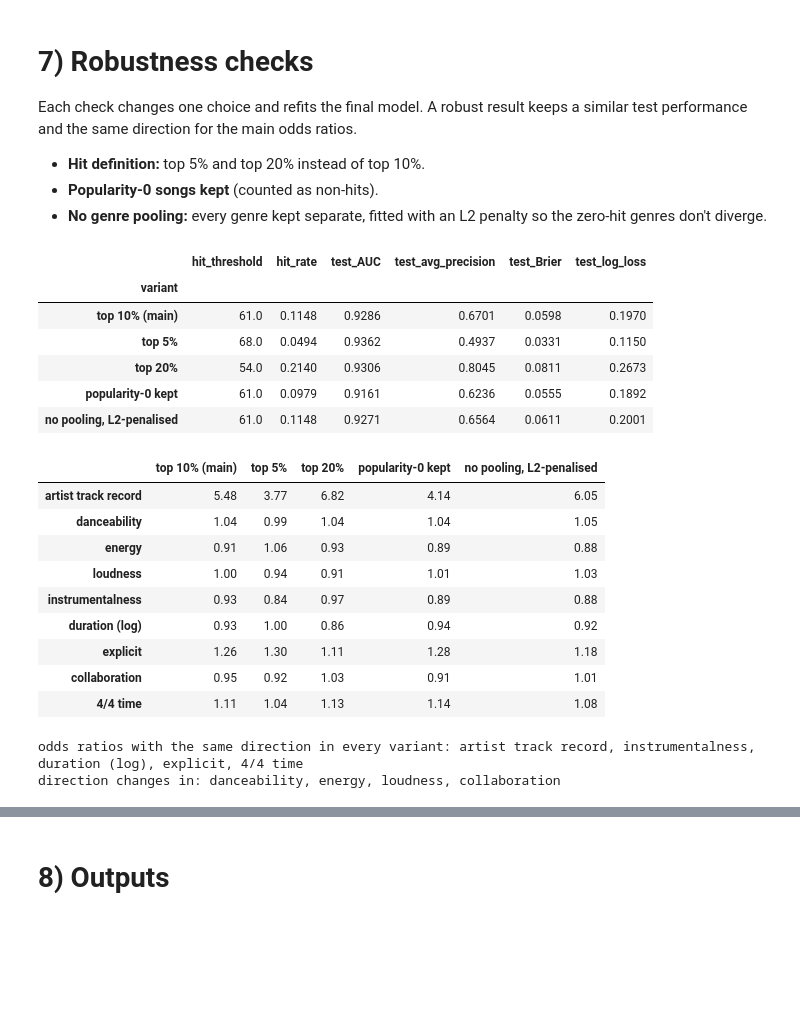
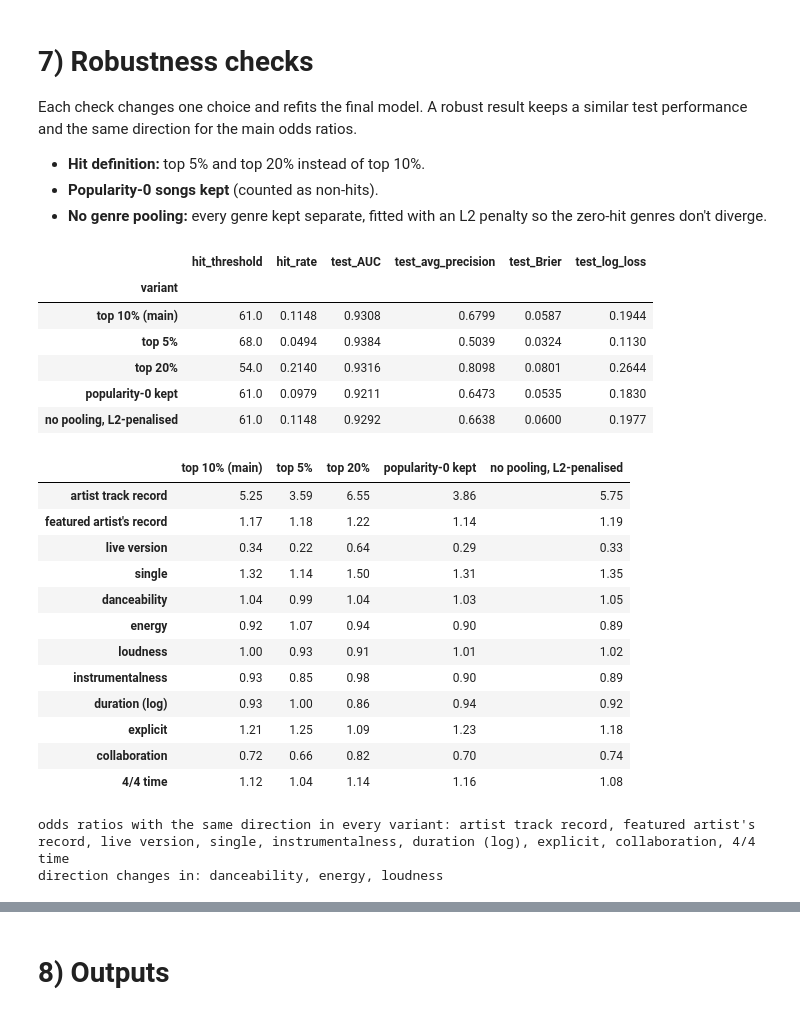
Before and after one commit to caixiaoqijessica/bt4211-final-project-spotify-dataset, a Jupyter notebook: logistic-hit.ipynb, the cells around one changed output, grey strips where cells are left out. Drawn from its saved outputs; the diff is of its cells as text; code cells hidden in the pictures; blank space fills up the shorter version.

```diff
--- a/logistic-hit.ipynb
+++ b/logistic-hit.ipynb
@@ -209,7 +290,7 @@ The artist record only exists for returning artists. For songs by artists with n
 rows = []
 for label, m in [("returning artist", test["artist_new"] == 0), ("new artist", test["artist_new"] == 1)]:
     sub = test[m]
-    for name in ["3. + genre", "4. + artist (final)"]:
+    for name in ["3. + genre", "4. + artist", "5. + domain (final)"]:
         rows.append({"test songs": label, "model": name, "songs": len(sub), "hit_rate": sub["hit"].mean(),
                      "AUC": roc_auc_score(sub["hit"], fits[name].predict(sub)),
                      "avg_precision": average_precision_score(sub["hit"], fits[name].predict(sub))})
@@ -241,13 +324,18 @@ LABELS = {"z_danceability": "danceability", "z_energy": "energy", "z_loudness":
           "I(z_log_duration ** 2)": "duration²", "z_danceability:z_valence": "danceability × valence",
           "z_energy:z_acousticness": "energy × acousticness", "explicit:z_danceability": "explicit × danceability",
           "z_artist_pop": "artist track record", "z_artist_catalogue": "artist catalogue size (log)",
-          "artist_new": "new artist (no other songs)"}
+          "artist_new": "new artist (no other songs)",
+          "v_live": "live version", "v_remix": "remix / sped up", "v_acoustic": "acoustic version",
+          "v_remaster": "remastered", "v_edit": "edit / 'version'", "z_feat_pop": "featured artist's record",
+          "feat_title": "'feat.' in title", "single": "single", "deluxe": "deluxe edition", "soundtrack": "soundtrack",
+          "compilation": "compilation album", "z_log_album_n": "album songs in data (log)"}
 feat = odds.loc[list(LABELS)].assign(label=lambda d: d.index.map(LABELS)).sort_values("odds_ratio")
 display(feat.set_index("label")[["odds_ratio", "ci_low", "ci_high", "p"]].round(3))
 
-# how much of each song-level effect was really the artist? compare odds ratios before and after adding the artist block
+# how much of each song-level effect was really the artist (or the release)? odds ratios as each block is added
 prev = fits["3. + genre"]
-shift = pd.DataFrame({"OR without artist": np.exp(prev.params), "OR with artist": np.exp(final.params)}).loc[
+shift = pd.DataFrame({"OR without artist": np.exp(prev.params), "OR with artist": np.exp(fits["4. + artist"].params),
+                      "OR final (+ domain)": np.exp(final.params)}).loc[
     [k for k in LABELS if k in prev.params]].rename(index=LABELS)
 display(shift.round(3))
 
@@ -264,7 +352,7 @@ def forest(ax, d, title):
 
 genre_or = odds.loc[GENRES].assign(label=lambda d: d.index.str[2:].str.replace("_", "-"))
 genre_show = pd.concat([genre_or.nsmallest(10, "odds_ratio"), genre_or.nlargest(10, "odds_ratio")]).sort_values("odds_ratio")
-fig, axes = plt.subplots(1, 2, figsize=(14, 7))
+fig, axes = plt.subplots(1, 2, figsize=(14, 9))
 forest(axes[0], feat, "Song and artist features (per 1 SD / yes vs no)")
 forest(axes[1], genre_show, "Genre vs pop (reference): 10 lowest and 10 highest\nevery genre has lower hit odds than pop")
 fig.text(0.5, -0.01, "blue = raises the odds, orange = lowers the odds (95% CI excludes 1); grey = not significant",
@@ -311,11 +399,11 @@ fig.tight_layout(); plt.savefig("figures/logit_02_odds_ratios.png", dpi=150, bbo
 # effect curves: average predicted hit probability as one feature moves across its range, all else as observed
 CURVES = [("artist_pop", "artist track record (mean popularity of other songs)"), ("danceability", "danceability"),
           ("energy", "energy"), ("acousticness", "acousticness"),
-          ("log_duration", "duration (min)"), ("loudness", "loudness (dB)"), ("instrumentalness", "instrumentalness")]
+          ("log_duration", "duration (min)"), ("loudness", "loudness (dB)"), ("instrumentalness", "instrumentalness"),
+          ("feat_pop", "featured artist's record (best featured artist)")]
 mu, sd = train[SCALED].mean(), train[SCALED].std()
 base = train.sample(5_000, random_state=SEED)
 fig, axes = plt.subplots(2, 4, figsize=(17, 7))
-axes.flat[-1].axis("off")
 for ax, (col, label) in zip(axes.flat, CURVES):
     lo, hi = train[col].quantile([0.01, 0.99])
     grid = np.linspace(lo, hi, 40)
@@ -324,7 +412,7 @@ for ax, (col, label) in zip(axes.flat, CURVES):
     ax.plot(x, prob, color=BLUE, lw=2)
     ax.axhline(train["hit"].mean(), color=MUTED, lw=0.8, ls=":")
     ax.yaxis.set_major_formatter(mtick.PercentFormatter(1, decimals=1))
-    ax.set_xlabel(label); ax.set_title(label.split(" (mean")[0])
+    ax.set_xlabel(label); ax.set_title(label.split(" (")[0])
 axes[0, 0].set_ylabel("average hit probability"); axes[1, 0].set_ylabel("average hit probability")
 fig.suptitle("Predicted hit probability across each feature's range (1st-99th percentile; dotted = training hit rate)\nnote the y-axes differ: the artist record spans ~0-50%, each audio feature only a point or two", fontweight="bold")
 fig.tight_layout(); plt.savefig("figures/logit_03_effect_curves.png", dpi=150, bbox_inches="tight"); plt.show()
@@ -343,7 +431,7 @@ The cut-off rules:
 - **Cost-based break-even:** if pushing a track costs $C$ and a hit is worth $V$, pushing pays off on average whenever $p > C/V$. This needs calibrated probabilities, which logistic regression gives (section 6b). The table shows it for a few cost/value ratios.
 - **Capacity:** push only the top $k$% of tracks, if the marketing budget fixes how many can be pushed.
 # %%
-FINAL_F = FORMULAS["4. + artist (final)"]
+FINAL_F = FORMULAS["5. + domain (final)"]
 oof = pd.Series(np.nan, index=train.index)
 for k, (a, b) in enumerate(GroupKFold(n_splits=5).split(train, groups=train["artist"])):
     # genre pooling was set on the full training set; refitting it per fold changes the folds very little
@@ -442,7 +530,7 @@ Each check changes one choice and refits the final model. A robust result keeps
 - **Popularity-0 songs kept** (counted as non-hits).
 - **No genre pooling:** every genre kept separate, fitted with an L2 penalty so the zero-hit genres don't diverge.
 # %%
-KEY = ["z_artist_pop", "z_danceability", "z_energy", "z_loudness", "z_instrumentalness", "z_log_duration", "explicit", "collab", "is_4_4"]
+KEY = ["z_artist_pop", "z_feat_pop", "v_live", "single", "z_danceability", "z_energy", "z_loudness", "z_instrumentalness", "z_log_duration", "explicit", "collab", "is_4_4"]
 
 def variant(name, q=HIT_Q, keep_zero=False):
     d = tracks[tracks["popularity"] >= (0 if keep_zero else 1)].reset_index(drop=True).copy()
@@ -450,50 +538,53 @@ def variant(name, q=HIT_Q, keep_zero=False):
     thr = d.loc[~d["in_test_set"], "popularity"].quantile(q)
     d["hit"] = (d["popularity"] >= thr).astype(int)
     d, genres, _ = build_features(d)
-    f = "hit ~ " + BASE + SQ + INTER + " + " + " + ".join(genres) + ARTIST
+    f = "hit ~ " + BASE + SQ + INTER + " + " + " + ".join(genres) + ARTIST + DOMAIN_T
     tr, te = d[~d["in_test_set"]], d[d["in_test_set"]]
     res = fit_logit(f, tr, robust=False)
     row = {"variant": name, "hit_threshold": thr, "hit_rate": te["hit"].mean(), **scores(te["hit"], res.predict(te))}
     return row, np.exp(res.params[KEY]).rename(name)
 
 rows, ors = [], []
 for args in [("top 10% (main)",), ("top 5%", 0.95), ("top 20%", 0.80), ("popularity-0 kept", HIT_Q, True)]:
     r, o = variant(*args); rows.append(r); ors.append(o)
 
 # no pooling: every genre separate, L2-penalised (sklearn) so zero-hit genres stay finite
 full = t.drop(columns=GENRES + ["g_pop"]).merge(GENRE_W, left_on="track_index", right_index=True)
 all_g = [c for c in GENRE_W.columns if c != "g_pop"]
-y, X = dmatrices("hit ~ " + BASE + SQ + INTER + " + " + " + ".join(all_g) + ARTIST, full, return_type="dataframe")
+y, X = dmatrices("hit ~ " + BASE + SQ + INTER + " + " + " + ".join(all_g) + ARTIST + DOMAIN_T, full, return_type="dataframe")
 trm = ~full["in_test_set"].values
 l2 = LogisticRegression(C=1.0, max_iter=5000).fit(X[trm].drop(columns="Intercept"), y[trm].values.ravel())
 p_l2 = l2.predict_proba(X[~trm].drop(columns="Intercept"))[:, 1]
 rows.append({"variant": "no pooling, L2-penalised", "hit_threshold": HIT_THR, "hit_rate": y[~trm].values.mean(),
              **scores(y[~trm].values.ravel(), p_l2)})
 ors.append(pd.Series(np.exp(l2.coef_[0]), index=X.columns.drop("Intercept"))[KEY].rename("no pooling, L2-penalised"))
 
 display(pd.DataFrame(rows).set_index("variant").round(4))
 or_tbl = pd.concat(ors, axis=1).rename(index=LABELS)
 display(or_tbl.round(2))
 same_dir = (np.sign(np.log(or_tbl)).nunique(axis=1) == 1)
 print("odds ratios with the same direction in every variant:", ", ".join(or_tbl.index[same_dir]))
 print("direction changes in:", ", ".join(or_tbl.index[~same_dir]) or "none")
 # %% [output]
 |  | hit_threshold | hit_rate | test_AUC | test_avg_precision | test_Brier | test_log_loss |
 | variant |  |  |  |  |  |  |
-| top 10% (main) | 61.0 | 0.1148 | 0.9286 | 0.6701 | 0.0598 | 0.1970 |
-| top 5% | 68.0 | 0.0494 | 0.9362 | 0.4937 | 0.0331 | 0.1150 |
-| top 20% | 54.0 | 0.2140 | 0.9306 | 0.8045 | 0.0811 | 0.2673 |
-| popularity-0 kept | 61.0 | 0.0979 | 0.9161 | 0.6236 | 0.0555 | 0.1892 |
-| no pooling, L2-penalised | 61.0 | 0.1148 | 0.9271 | 0.6564 | 0.0611 | 0.2001 |
+| top 10% (main) | 61.0 | 0.1148 | 0.9308 | 0.6799 | 0.0587 | 0.1944 |
+| top 5% | 68.0 | 0.0494 | 0.9384 | 0.5039 | 0.0324 | 0.1130 |
+| top 20% | 54.0 | 0.2140 | 0.9316 | 0.8098 | 0.0801 | 0.2644 |
+| popularity-0 kept | 61.0 | 0.0979 | 0.9211 | 0.6473 | 0.0535 | 0.1830 |
+| no pooling, L2-penalised | 61.0 | 0.1148 | 0.9292 | 0.6638 | 0.0600 | 0.1977 |
 |  | top 10% (main) | top 5% | top 20% | popularity-0 kept | no pooling, L2-penalised |
-| artist track record | 5.48 | 3.77 | 6.82 | 4.14 | 6.05 |
-| danceability | 1.04 | 0.99 | 1.04 | 1.04 | 1.05 |
-| energy | 0.91 | 1.06 | 0.93 | 0.89 | 0.88 |
-| loudness | 1.00 | 0.94 | 0.91 | 1.01 | 1.03 |
-| instrumentalness | 0.93 | 0.84 | 0.97 | 0.89 | 0.88 |
+| artist track record | 5.25 | 3.59 | 6.55 | 3.86 | 5.75 |
+| featured artist's record | 1.17 | 1.18 | 1.22 | 1.14 | 1.19 |
+| live version | 0.34 | 0.22 | 0.64 | 0.29 | 0.33 |
+| single | 1.32 | 1.14 | 1.50 | 1.31 | 1.35 |
+| danceability | 1.04 | 0.99 | 1.04 | 1.03 | 1.05 |
+| energy | 0.92 | 1.07 | 0.94 | 0.90 | 0.89 |
+| loudness | 1.00 | 0.93 | 0.91 | 1.01 | 1.02 |
+| instrumentalness | 0.93 | 0.85 | 0.98 | 0.90 | 0.89 |
 | duration (log) | 0.93 | 1.00 | 0.86 | 0.94 | 0.92 |
-| explicit | 1.26 | 1.30 | 1.11 | 1.28 | 1.18 |
-| collaboration | 0.95 | 0.92 | 1.03 | 0.91 | 1.01 |
-| 4/4 time | 1.11 | 1.04 | 1.13 | 1.14 | 1.08 |
+| explicit | 1.21 | 1.25 | 1.09 | 1.23 | 1.18 |
+| collaboration | 0.72 | 0.66 | 0.82 | 0.70 | 0.74 |
+| 4/4 time | 1.12 | 1.04 | 1.14 | 1.16 | 1.08 |
-odds ratios with the same direction in every variant: artist track record, instrumentalness, duration (log), explicit, 4/4 time
-direction changes in: danceability, energy, loudness, collaboration
+odds ratios with the same direction in every variant: artist track record, featured artist's record, live version, single, instrumentalness, duration (log), explicit, collaboration, 4/4 time
+direction changes in: danceability, energy, loudness
```
Also changed, not shown: parts of 18 cells of this notebook, 10 other files.
